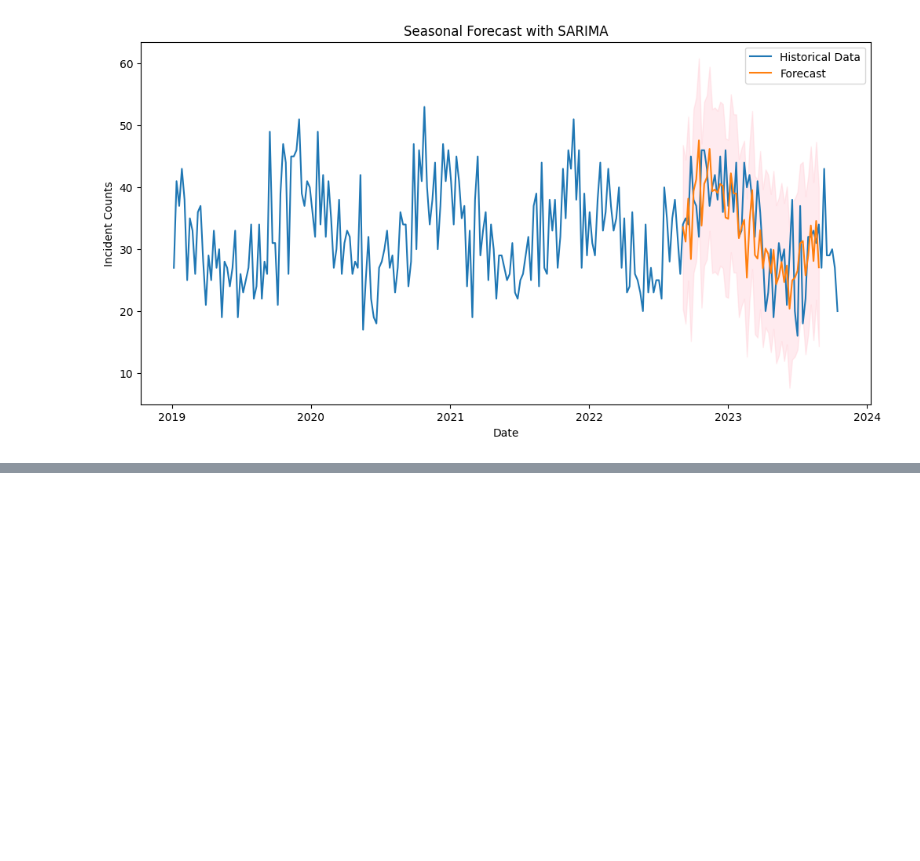
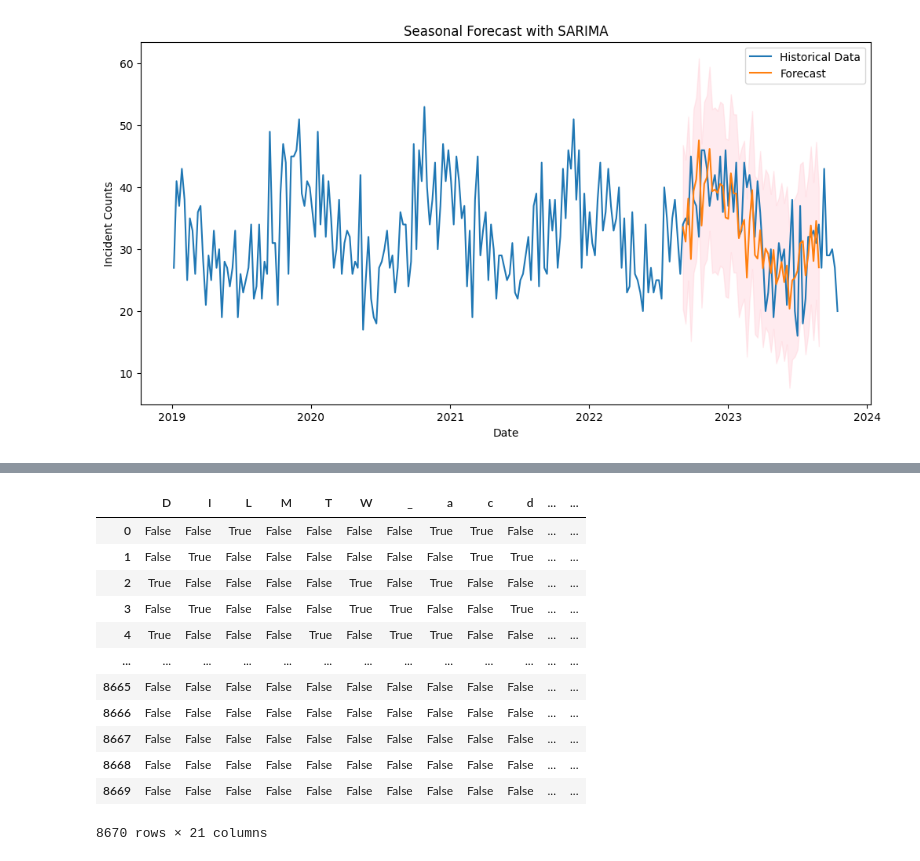
Before and after one commit to chloetkl/dsa3101-2310-06-security, a Jupyter notebook: back-end/src/time-series.ipynb, the cells around one changed output, grey strips where cells are left out. Cells and saved outputs as stored; diff of their text form; code cells hidden in the pictures; blank space fills up the shorter version.

Commit message:
Added apriori algorithm

```diff
--- a/back-end/src/time-series.ipynb
+++ b/back-end/src/time-series.ipynb
@@ -265,0 +283,3 @@ CONVERGENCE: NORM_OF_PROJECTED_GRADIENT_<=_PGTOL
+# %%
+df = data.copy()
+df.shape
@@ -265,0 +288,18 @@ CONVERGENCE: NORM_OF_PROJECTED_GRADIENT_<=_PGTOL
+# %%
+df = df[['Open','Location','Incidents']]
+df['Open'] = pd.to_datetime(df['Open'])
+df['DayofWeek'] = df['Open'].dt.day_name()
+df['Is_Weekend'] = df['Open'].apply(lambda x: 'weekend' if x.dayofweek >= 5 else 'weekday')
+# Define a function to categorize time of day
+def categorize_time(time):
+    if 8 <= time.hour < 12:
+        return 'morning'
+    elif 12 <= time.hour < 18:
+        return 'afternoon'
+    else:
+        return 'night'
+# Add a new column for categorized time of day
+df['Time_of_Day'] = df['Open'].apply(lambda x: categorize_time(x.time()))
+df['Month'] = df['Open'].dt.strftime('%B')
+
+df.head()
@@ -265,0 +323,20 @@ CONVERGENCE: NORM_OF_PROJECTED_GRADIENT_<=_PGTOL
+# %%
+from mlxtend.frequent_patterns import apriori
+from mlxtend.preprocessing import TransactionEncoder
+
+# Sample data for Apriori analysis
+df_apriori = df.drop(columns=['Open'])
+df_apriori.head()
+
+transactions = df_apriori.values.tolist()
+
+# Convert data into a transaction format
+te = TransactionEncoder()
+te_ary = te.fit(transactions).transform(transactions)
+df_encoded = pd.DataFrame(te_ary, columns=te.columns_)
+
+# Apply Apriori algorithm
+frequent_itemsets = apriori(df_encoded, min_support=0.0001, use_colnames=True)
+
+# Print the frequent itemsets
+print(frequent_itemsets)
@@ -265,0 +358,16 @@ CONVERGENCE: NORM_OF_PROJECTED_GRADIENT_<=_PGTOL
+# %%
+df_apriori
+# %% [output]
+|  | D | I | L | M | T | W | _ | a | c | d | ... | ... |
+| 0 | False | False | True | False | False | False | False | True | True | False | ... | ... |
+| 1 | False | True | False | False | False | False | False | False | True | True | ... | ... |
+| 2 | True | False | False | False | False | True | False | True | False | False | ... | ... |
+| 3 | False | True | False | False | False | True | True | False | False | True | ... | ... |
+| 4 | True | False | False | False | True | False | True | True | False | False | ... | ... |
+| ... | ... | ... | ... | ... | ... | ... | ... | ... | ... | ... | ... | ... |
+| 8665 | False | False | False | False | False | False | False | False | False | False | ... | ... |
+| 8666 | False | False | False | False | False | False | False | False | False | False | ... | ... |
+| 8667 | False | False | False | False | False | False | False | False | False | False | ... | ... |
+| 8668 | False | False | False | False | False | False | False | False | False | False | ... | ... |
+| 8669 | False | False | False | False | False | False | False | False | False | False | ... | ... |
+8670 rows × 21 columns
```
Also changed, not shown: parts of 7 cells of this notebook.
